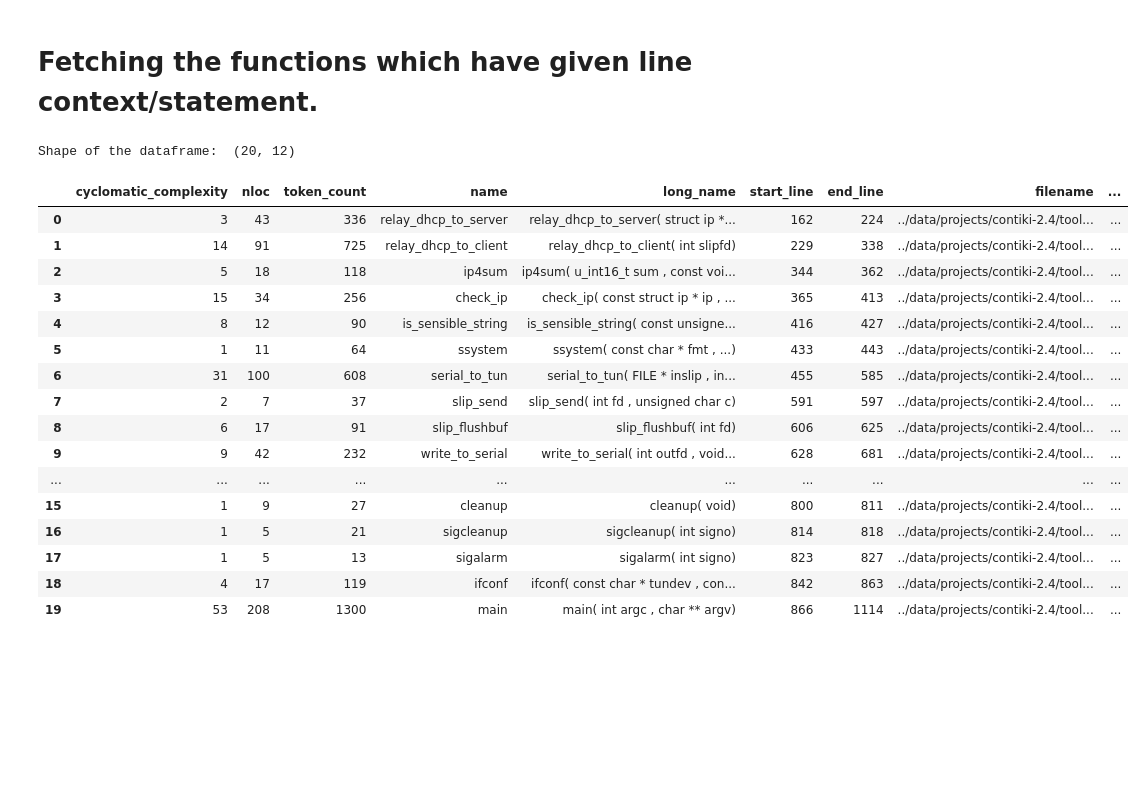
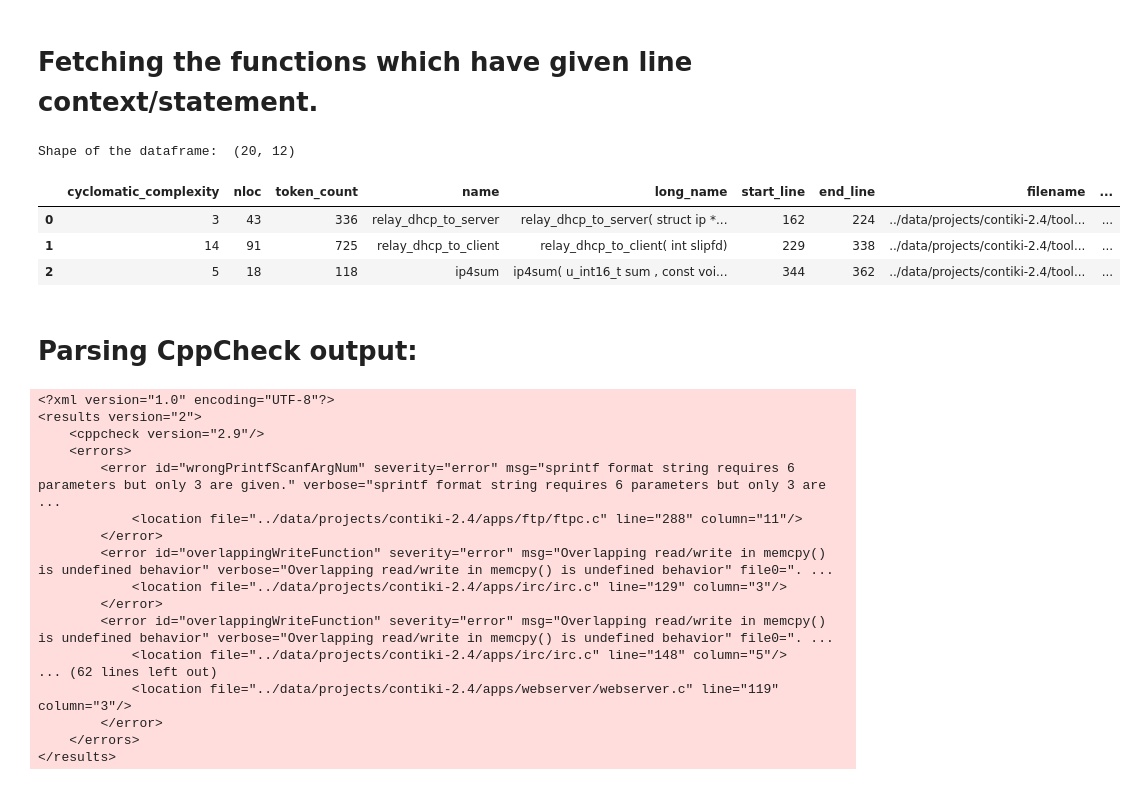
Before and after one commit to SmartSecLab/IoTvulCode, a Jupyter notebook: notebooks/stat.ipynb, the cells around one changed output. Saved outputs shown, nothing was run; the diff lists cells and outputs as text; code cells hidden in the pictures; blank space fills up the shorter version.

Commit message:
made cppcheck working along with with flawfinder tool

```diff
--- a/notebooks/stat.ipynb
+++ b/notebooks/stat.ipynb
@@ -145,44 +139,91 @@ def file2metrics(source_file, df_flaw):
                     vul_bool =  True
                     # vul_statement = vul_statement + ' \n ' +  df_flaw[df_flaw.Line==l]['Context'].values[0]
                     vul_statement = df_flaw[df_flaw.Line==l]['Context'].values[0]
                     vul_type = df_flaw[df_flaw.Line==l]['CWEs'].values[0]
                     cwe.append((vul_type, vul_statement))
 
                 df_fun['CWEs'] = str(cwe)
                 # df_fun['vul_statements'] = vul_statement
 
             df_fun['is_vul'] = vul_bool
             df = pd.concat([df, df_fun])
 
     # <guru> I think there is a problem in lizard detecting the correct full_parameters
     # either we have to concatenate two lines of full_parameters or ignore it and take it from long_name if needed.
     # drop['full_parameters', 'fan_in', 'fan_out', 'general_fan_out'] because lizard has not properly
     # implemented these parameters yet.
 
     cols_filter = ['full_parameters', 'fan_in', 'fan_out', 'general_fan_out']
     df = df.drop(cols_filter, axis=1).drop_duplicates().reset_index(drop=True)
     print('Shape of the dataframe: ', df.shape)
     return df
 
 
 df_met = file2metrics(file, df)
-df_met
+df_met.head(3)
 # %% [output]
 Shape of the dataframe:  (20, 12)
 |  | cyclomatic_complexity | nloc | token_count | name | long_name | start_line | end_line | filename | ... |
 | 0 | 3 | 43 | 336 | relay_dhcp_to_server | relay_dhcp_to_server( struct ip *... | 162 | 224 | ../data/projects/contiki-2.4/tool... | ... |
 | 1 | 14 | 91 | 725 | relay_dhcp_to_client | relay_dhcp_to_client( int slipfd) | 229 | 338 | ../data/projects/contiki-2.4/tool... | ... |
 | 2 | 5 | 18 | 118 | ip4sum | ip4sum( u_int16_t sum , const voi... | 344 | 362 | ../data/projects/contiki-2.4/tool... | ... |
-| 3 | 15 | 34 | 256 | check_ip | check_ip( const struct ip * ip , ... | 365 | 413 | ../data/projects/contiki-2.4/tool... | ... |
-| 4 | 8 | 12 | 90 | is_sensible_string | is_sensible_string( const unsigne... | 416 | 427 | ../data/projects/contiki-2.4/tool... | ... |
-| 5 | 1 | 11 | 64 | ssystem | ssystem( const char * fmt , ...) | 433 | 443 | ../data/projects/contiki-2.4/tool... | ... |
-| 6 | 31 | 100 | 608 | serial_to_tun | serial_to_tun( FILE * inslip , in... | 455 | 585 | ../data/projects/contiki-2.4/tool... | ... |
-| 7 | 2 | 7 | 37 | slip_send | slip_send( int fd , unsigned char c) | 591 | 597 | ../data/projects/contiki-2.4/tool... | ... |
-| 8 | 6 | 17 | 91 | slip_flushbuf | slip_flushbuf( int fd) | 606 | 625 | ../data/projects/contiki-2.4/tool... | ... |
-| 9 | 9 | 42 | 232 | write_to_serial | write_to_serial( int outfd , void... | 628 | 681 | ../data/projects/contiki-2.4/tool... | ... |
-| ... | ... | ... | ... | ... | ... | ... | ... | ... | ... |
-| 15 | 1 | 9 | 27 | cleanup | cleanup( void) | 800 | 811 | ../data/projects/contiki-2.4/tool... | ... |
-| 16 | 1 | 5 | 21 | sigcleanup | sigcleanup( int signo) | 814 | 818 | ../data/projects/contiki-2.4/tool... | ... |
-| 17 | 1 | 5 | 13 | sigalarm | sigalarm( int signo) | 823 | 827 | ../data/projects/contiki-2.4/tool... | ... |
-| 18 | 4 | 17 | 119 | ifconf | ifconf( const char * tundev , con... | 842 | 863 | ../data/projects/contiki-2.4/tool... | ... |
-| 19 | 53 | 208 | 1300 | main | main( int argc , char ** argv) | 866 | 1114 | ../data/projects/contiki-2.4/tool... | ... |
+# %% [markdown]
+# Parsing CppCheck output:
+# %%
+import csv
+from lxml import etree
+import pandas as pd
+import subprocess as sub
+
+
+def xml2df(xml):
+    """ convert xml file generated by the CppCheck tool to dataframe
+    """
+    df_loc = pd.read_xml(xml, encoding='utf-8', xpath='./errors/error/location')
+    df_err = pd.read_xml(xml, encoding='utf-8', xpath='./errors/error')
+
+    assert df_err['file0'].equals(df_loc['file']), 'Error! dataframe and nested location dataframe are not equals.'
+    # add location metrics to the table
+    df_err[['file', 'line', 'column', 'info']] = df_loc
+    df_err = df_err.drop('file0', axis=1).drop_duplicates().reset_index(drop=True)
+    return df_err
+
+
+def cppcheck_flaws(file_or_dir):
+    """ find flaws ini the file using CppCheck tool
+    """
+    cmd = 'cppcheck --xml ' + file_or_dir
+    process = sub.Popen(cmd,  shell=True, stdout=sub.PIPE)
+    output = process.stdout.read()
+    return output # xml2df(output)
+
+# !cppcheck --template=gcc ../data/projects/contiki-2.4/apps/ 2> err.txt
+# !cppcheck --template="{file}; {line}; {severity}; {message}; {code}"
+# --template-location=" {file};{line}; {info};{code}\n" ../data/projects/contiki-2.4/apps/ 2> err.txt
+
+
+chk_dir = '../data/projects/contiki-2.4/apps/'
+df = cppcheck_flaws(chk_dir)
+
+chk_dir = '../data/projects/contiki-2.4/apps/'
+xml = cppcheck_flaws(chk_dir)
+# xtree = et.parse("students.xml")
+# xroot = xtree.getroot()
+# %% [output]
+<?xml version="1.0" encoding="UTF-8"?>
+<results version="2">
+    <cppcheck version="2.9"/>
+    <errors>
+        <error id="wrongPrintfScanfArgNum" severity="error" msg="sprintf format string requires 6 parameters but only 3 are given." verbose="sprintf format string requires 6 parameters but only 3 are  ...
+            <location file="../data/projects/contiki-2.4/apps/ftp/ftpc.c" line="288" column="11"/>
+        </error>
+        <error id="overlappingWriteFunction" severity="error" msg="Overlapping read/write in memcpy() is undefined behavior" verbose="Overlapping read/write in memcpy() is undefined behavior" file0=". ...
+            <location file="../data/projects/contiki-2.4/apps/irc/irc.c" line="129" column="3"/>
+        </error>
+        <error id="overlappingWriteFunction" severity="error" msg="Overlapping read/write in memcpy() is undefined behavior" verbose="Overlapping read/write in memcpy() is undefined behavior" file0=". ...
+            <location file="../data/projects/contiki-2.4/apps/irc/irc.c" line="148" column="5"/>
+... (62 lines left out)
+            <location file="../data/projects/contiki-2.4/apps/webserver/webserver.c" line="119" column="3"/>
+        </error>
+    </errors>
+</results>
```
Also changed, not shown: parts of 4 cells of this notebook, 3 other files.
